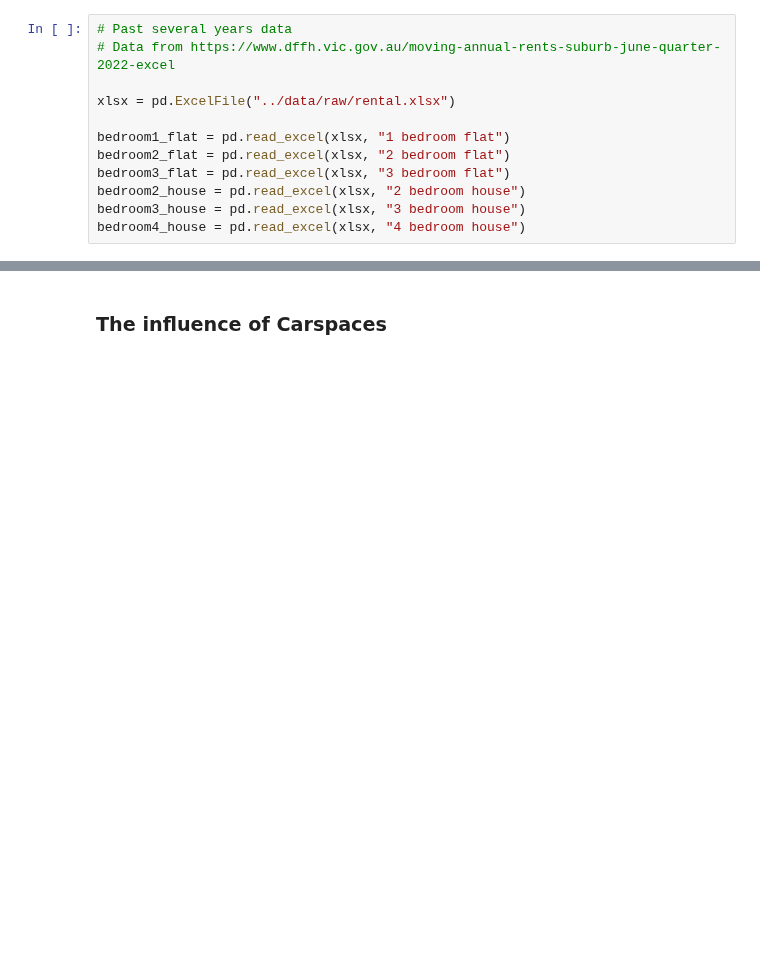
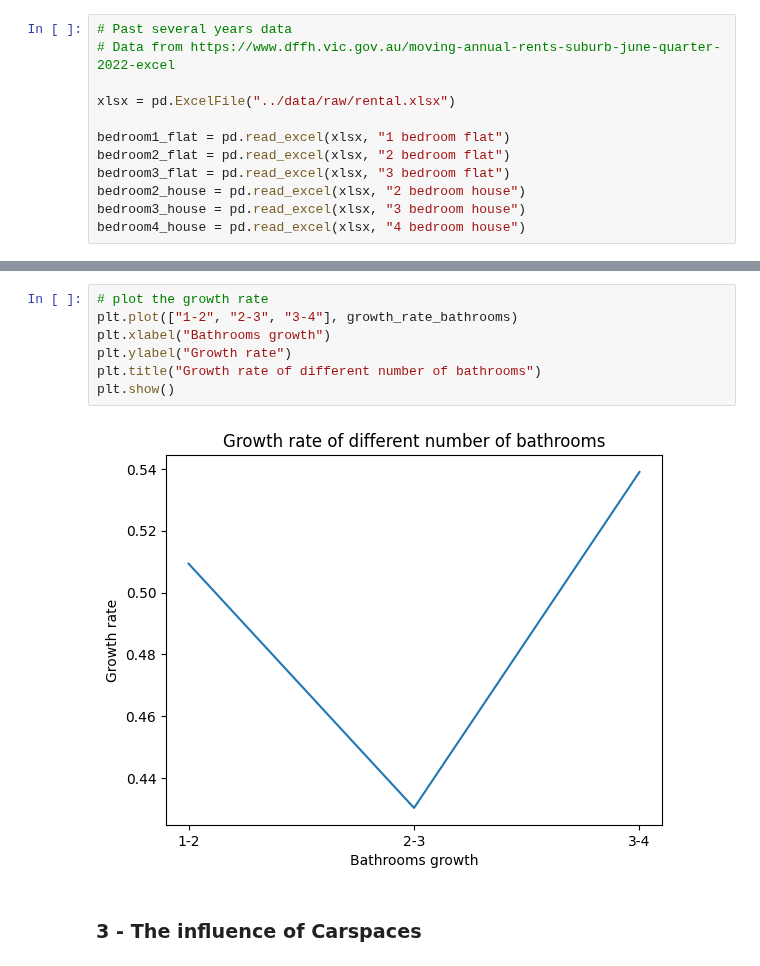
Before and after one commit to MAST30034-Applied-Data-Science/generic-real-estate-consulting-project-group-55, a Jupyter notebook: notebooks/rent_analysis.ipynb, the cells around one changed output, grey strips where cells are left out. Saved outputs shown, nothing was run; the diff lists cells and outputs as text; blank space fills up the shorter version.

```diff
--- a/notebooks/rent_analysis.ipynb
+++ b/notebooks/rent_analysis.ipynb
@@ -230,2 +292,11 @@ bedroom4_house = pd.read_excel(xlsx, "4 bedroom house")
+# %%
+# plot the growth rate
+plt.plot(["1-2", "2-3", "3-4"], growth_rate_bathrooms)
+plt.xlabel("Bathrooms growth")
+plt.ylabel("Growth rate")
+plt.title("Growth rate of different number of bathrooms")
+plt.show()
+# %% [output]
+[figure, added]
 # %% [markdown]
-### The influence of Carspaces
+### 3 - The influence of Carspaces
```
Also changed, not shown: parts of 19 cells of this notebook.
